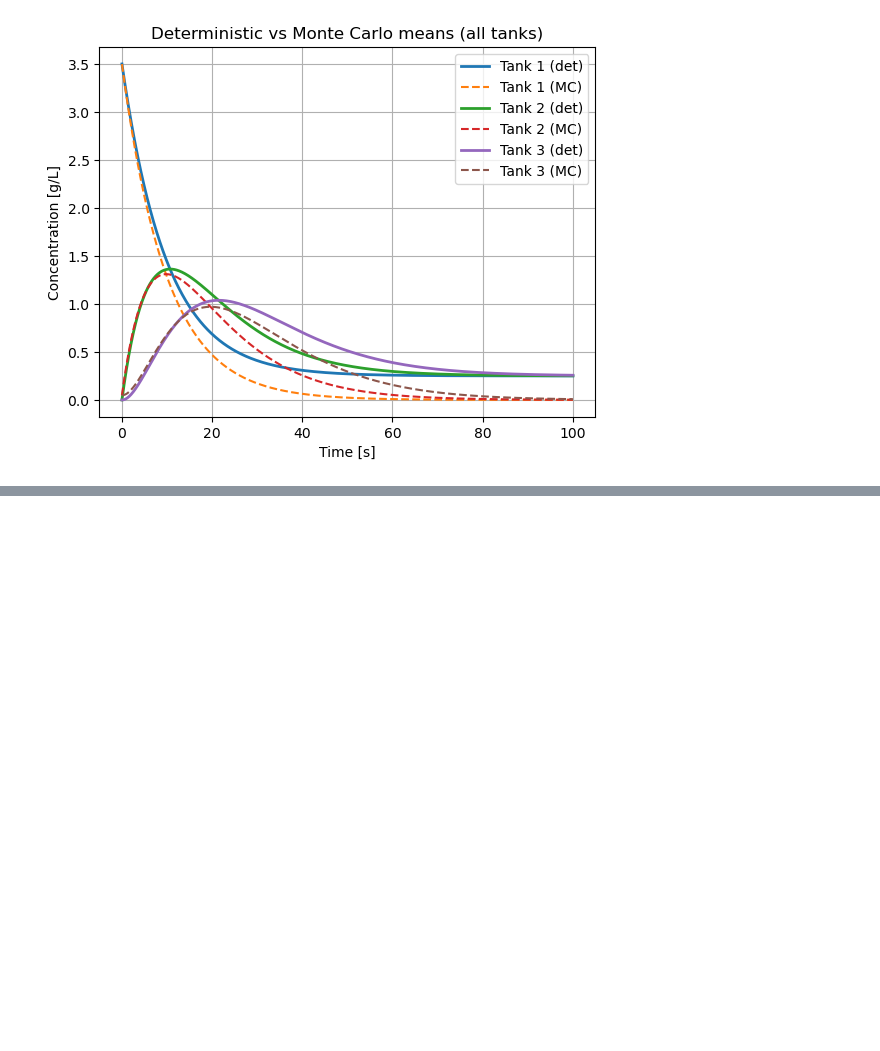
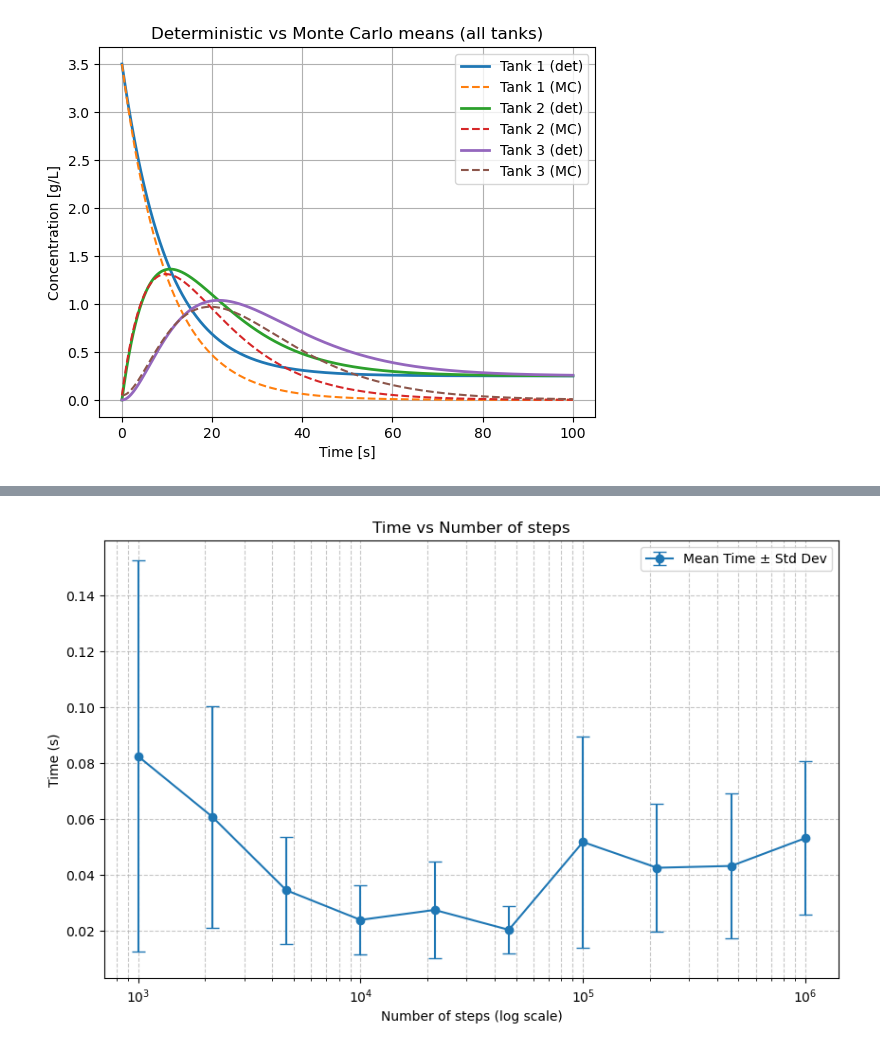
Before and after one commit to MalleBallen/Torgrim-og-Malvin-Gruppeprosjekt, a Jupyter notebook: project4/project4_q1.ipynb, the cells around one changed output, grey strips where cells are left out. Saved outputs shown, nothing was run; the diff lists cells and outputs as text; code cells hidden in the pictures; blank space fills up the shorter version.

```diff
--- a/project4/project4_q1.ipynb
+++ b/project4/project4_q1.ipynb
@@ -576,0 +960,84 @@ In summary, deterministic ODEs are best for fast, precise predictions at fixed p
+# %%
+import time
+import numpy as np
+import matplotlib.pyplot as plt
+
+# Parameters
+n_runs = 20
+n_it_per_chunk = np.logspace(3, 6, num=10, dtype=int)  # different n_it_per to test
+p = [0, 0.25, 0.25, 0.25, 0.25]
+boundary = 10_000
+multiply_factor = 10
+start_point = (1000, 1000)
+
+timing_results = {}
+
+
+for n_it in n_it_per_chunk:
+    times = []
+    steps = []
+
+    for _ in range(n_runs):
+        t0 = time.perf_counter()
+        result = simulate_path(
+            start_point=start_point,
+            p=p,
+            n_it_per=n_it,
+            boundary=boundary,
+            trajectory=False,
+            multiply_factor=multiply_factor
+        )
+        t1 = time.perf_counter()
+        times.append(t1 - t0)
+        steps.append(result["steps"])
+    timing_results[n_it] = {
+        "time_mean_s": np.mean(times),
+        "time_std_s": np.std(times),
+        "steps_mean": np.mean(steps),
+        "steps_std": np.std(steps)
+    }
+
+def plot_times_vs_steps(timing_results):
+    n_steps = list(timing_results.keys())
+    times = [timing_results[n]['time_mean_s'] for n in n_steps]
+    time_stds = [timing_results[n]['time_std_s'] for n in n_steps]
+
+    plt.figure(figsize=(10, 6))
+    plt.errorbar(n_steps, times, yerr=time_stds, fmt='o-', capsize=5, label='Mean Time ± Std Dev')
+    plt.xscale('log')
+    plt.xlabel("Number of steps (log scale)")
+    plt.ylabel("Time (s)")
+    plt.title("Time vs Number of steps")
+    plt.grid(True, which="both", linestyle='--', alpha=0.7)
+    plt.legend()
+    plt.show()
+
+def plot_steps_vs_nit(timing_results):
+    plt.figure(figsize=(10, 6))
+    for n_it, stats in timing_results.items():
+        plt.errorbar(
+            [n_it], [stats['steps_mean']],
+            yerr=[stats['steps_std']],
+            fmt='o', capsize=5
+        )
+
+    plt.xscale('log')
+    plt.xlabel("Number of steps (log scale)")
+    plt.ylabel("Mean steps ± Std Dev")
+    plt.title("Mean total steps vs Number of steps per chunk")
+    plt.grid(True, which="both", linestyle='--', alpha=0.7)
+    plt.show()
+
+# Find the n_it with the lowest mean time
+best_n_it = min(timing_results, key=lambda k: timing_results[k]["time_mean_s"])
+
+# Get the corresponding values
+lowest_mean_time = timing_results[best_n_it]["time_mean_s"]
+corresponding_steps_mean = timing_results[best_n_it]["steps_mean"]
+
+
+print(f"Best n_it: {best_n_it}")
+print(f"Lowest mean time per run: {lowest_mean_time:.4f} s. Gives time per step per run: {lowest_mean_time/corresponding_steps_mean*1e6:.6f} microseconds.")
+plot_times_vs_steps(timing_results)
+plot_steps_vs_nit(timing_results)
+# %% [output]
@@ -576,0 +1046 @@ In summary, deterministic ODEs are best for fast, precise predictions at fixed p
+[figure, added]
```
Also changed, not shown: parts of 44 cells of this notebook.
